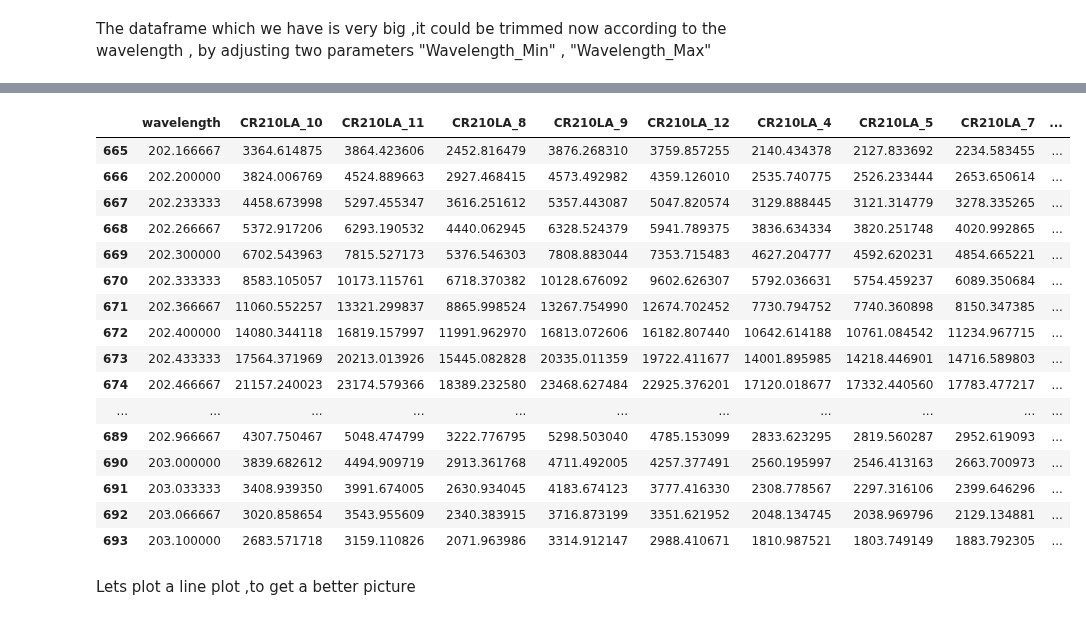
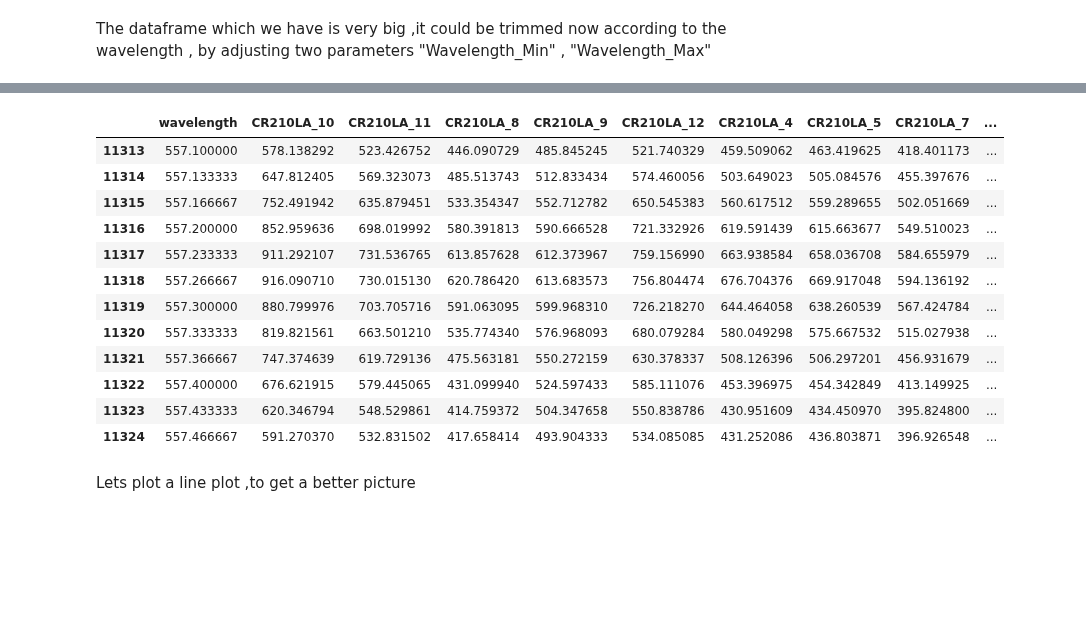
Before and after one commit to rahulrpatil3005/Handheld_LIBS, a Jupyter notebook: TUT6_UnivariateAnalysis_HandheldLIBS/UnivariateCalibration_hLIBS.ipynb, the cells around one changed output, grey strips where cells are left out. Drawn from its saved outputs; the diff is of its cells as text; code cells hidden in the pictures; blank space fills up the shorter version.

```diff
--- a/TUT6_UnivariateAnalysis_HandheldLIBS/UnivariateCalibration_hLIBS.ipynb
+++ b/TUT6_UnivariateAnalysis_HandheldLIBS/UnivariateCalibration_hLIBS.ipynb
@@ -131,8 +149,8 @@ CR1000Y_BaselineCorrected_df = CR1000Y_Raw_df
 # %% [markdown]
 The dataframe  which we have is very big ,it could be trimmed now according to the wavelength , by adjusting two parameters "Wavelength_Min" , "Wavelength_Max"
 # %%
-Wavelength_Min = 202.15
-Wavelength_Max = 203.1
+Wavelength_Min = 557.1
+Wavelength_Max = 557.5
 
 Element_name = 'Mo'
 
@@ -167,32 +181,28 @@ CR210LA_Select_df
 # %%
 CR210LA_Select_Raw_df = CR210LA_Raw_df[(CR210LA_Raw_df['wavelength'] >= Wavelength_Min) & (CR210LA_Raw_df['wavelength'] <= Wavelength_Max)]
 CR240LA_Select_Raw_df = CR240LA_Raw_df[(CR240LA_Raw_df['wavelength'] >= Wavelength_Min) & (CR240LA_Raw_df['wavelength'] <= Wavelength_Max)]
-CR300LA_Select_Raw_df = CR300LA_Raw_df[(CR300LA_Raw_df['wavelength'] >= Wavelength_Min) & (CR300LA_Raw_df['wavelength'] <= Wavelength_Max)]
+CR300LA_Select_Raw_df = CR300LA_Raw_df[(CR1000Y_Raw_df['wavelength'] >= Wavelength_Min) & (CR300LA_Raw_df['wavelength'] <= Wavelength_Max)]
 CR440Y_Select_Raw_df = CR440Y_Raw_df[(CR440Y_Raw_df['wavelength'] >= Wavelength_Min) & (CR440Y_Raw_df['wavelength'] <= Wavelength_Max)]
 CR570CP_Select_Raw_df = CR570CP_Raw_df[(CR570CP_Raw_df['wavelength'] >= Wavelength_Min) & (CR570CP_Raw_df['wavelength'] <= Wavelength_Max)]
 CR700Y_Select_Raw_df = CR700Y_Raw_df[(CR700Y_Raw_df['wavelength'] >= Wavelength_Min) & (CR700Y_Raw_df['wavelength'] <= Wavelength_Max)]
 HR660Y_Select_Raw_df = HR660Y_Raw_df[(HR660Y_Raw_df['wavelength'] >= Wavelength_Min) & (HR660Y_Raw_df['wavelength'] <= Wavelength_Max)]
 CR1000Y_Select_Raw_df = CR1000Y_Raw_df[(CR1000Y_Raw_df['wavelength'] >= Wavelength_Min) & (CR1000Y_Raw_df['wavelength'] <= Wavelength_Max)]
 
 CR210LA_Select_Raw_df
 # %% [output]
 |  | wavelength | CR210LA_10 | CR210LA_11 | CR210LA_8 | CR210LA_9 | CR210LA_12 | CR210LA_4 | CR210LA_5 | CR210LA_7 | ... |
-| 665 | 202.166667 | 3364.614875 | 3864.423606 | 2452.816479 | 3876.268310 | 3759.857255 | 2140.434378 | 2127.833692 | 2234.583455 | ... |
-| 666 | 202.200000 | 3824.006769 | 4524.889663 | 2927.468415 | 4573.492982 | 4359.126010 | 2535.740775 | 2526.233444 | 2653.650614 | ... |
-| 667 | 202.233333 | 4458.673998 | 5297.455347 | 3616.251612 | 5357.443087 | 5047.820574 | 3129.888445 | 3121.314779 | 3278.335265 | ... |
-| 668 | 202.266667 | 5372.917206 | 6293.190532 | 4440.062945 | 6328.524379 | 5941.789375 | 3836.634334 | 3820.251748 | 4020.992865 | ... |
-| 669 | 202.300000 | 6702.543963 | 7815.527173 | 5376.546303 | 7808.883044 | 7353.715483 | 4627.204777 | 4592.620231 | 4854.665221 | ... |
-| 670 | 202.333333 | 8583.105057 | 10173.115761 | 6718.370382 | 10128.676092 | 9602.626307 | 5792.036631 | 5754.459237 | 6089.350684 | ... |
-| 671 | 202.366667 | 11060.552257 | 13321.299837 | 8865.998524 | 13267.754990 | 12674.702452 | 7730.794752 | 7740.360898 | 8150.347385 | ... |
-| 672 | 202.400000 | 14080.344118 | 16819.157997 | 11991.962970 | 16813.072606 | 16182.807440 | 10642.614188 | 10761.084542 | 11234.967715 | ... |
-| 673 | 202.433333 | 17564.371969 | 20213.013926 | 15445.082828 | 20335.011359 | 19722.411677 | 14001.895985 | 14218.446901 | 14716.589803 | ... |
-| 674 | 202.466667 | 21157.240023 | 23174.579366 | 18389.232580 | 23468.627484 | 22925.376201 | 17120.018677 | 17332.440560 | 17783.477217 | ... |
-| ... | ... | ... | ... | ... | ... | ... | ... | ... | ... | ... |
-| 689 | 202.966667 | 4307.750467 | 5048.474799 | 3222.776795 | 5298.503040 | 4785.153099 | 2833.623295 | 2819.560287 | 2952.619093 | ... |
-| 690 | 203.000000 | 3839.682612 | 4494.909719 | 2913.361768 | 4711.492005 | 4257.377491 | 2560.195997 | 2546.413163 | 2663.700973 | ... |
-| 691 | 203.033333 | 3408.939350 | 3991.674005 | 2630.934045 | 4183.674123 | 3777.416330 | 2308.778567 | 2297.316106 | 2399.646296 | ... |
-| 692 | 203.066667 | 3020.858654 | 3543.955609 | 2340.383915 | 3716.873199 | 3351.621952 | 2048.134745 | 2038.969796 | 2129.134881 | ... |
-| 693 | 203.100000 | 2683.571718 | 3159.110826 | 2071.963986 | 3314.912147 | 2988.410671 | 1810.987521 | 1803.749149 | 1883.792305 | ... |
+| 11313 | 557.100000 | 578.138292 | 523.426752 | 446.090729 | 485.845245 | 521.740329 | 459.509062 | 463.419625 | 418.401173 | ... |
+| 11314 | 557.133333 | 647.812405 | 569.323073 | 485.513743 | 512.833434 | 574.460056 | 503.649023 | 505.084576 | 455.397676 | ... |
+| 11315 | 557.166667 | 752.491942 | 635.879451 | 533.354347 | 552.712782 | 650.545383 | 560.617512 | 559.289655 | 502.051669 | ... |
+| 11316 | 557.200000 | 852.959636 | 698.019992 | 580.391813 | 590.666528 | 721.332926 | 619.591439 | 615.663677 | 549.510023 | ... |
+| 11317 | 557.233333 | 911.292107 | 731.536765 | 613.857628 | 612.373967 | 759.156990 | 663.938584 | 658.036708 | 584.655979 | ... |
+| 11318 | 557.266667 | 916.090710 | 730.015130 | 620.786420 | 613.683573 | 756.804474 | 676.704376 | 669.917048 | 594.136192 | ... |
+| 11319 | 557.300000 | 880.799976 | 703.705716 | 591.063095 | 599.968310 | 726.218270 | 644.464058 | 638.260539 | 567.424784 | ... |
+| 11320 | 557.333333 | 819.821561 | 663.501210 | 535.774340 | 576.968093 | 680.079284 | 580.049298 | 575.667532 | 515.027938 | ... |
+| 11321 | 557.366667 | 747.374639 | 619.729136 | 475.563181 | 550.272159 | 630.378337 | 508.126396 | 506.297201 | 456.931679 | ... |
+| 11322 | 557.400000 | 676.621915 | 579.445065 | 431.099940 | 524.597433 | 585.111076 | 453.396975 | 454.342849 | 413.149925 | ... |
+| 11323 | 557.433333 | 620.346794 | 548.529861 | 414.759372 | 504.347658 | 550.838786 | 430.951609 | 434.450970 | 395.824800 | ... |
+| 11324 | 557.466667 | 591.270370 | 532.831502 | 417.658414 | 493.904333 | 534.085085 | 431.252086 | 436.803871 | 396.926548 | ... |
 # %% [markdown]
 Lets plot a line plot ,to get a better picture
 # %%
```
Also changed, not shown: parts of 12 cells of this notebook, 54 other files.
